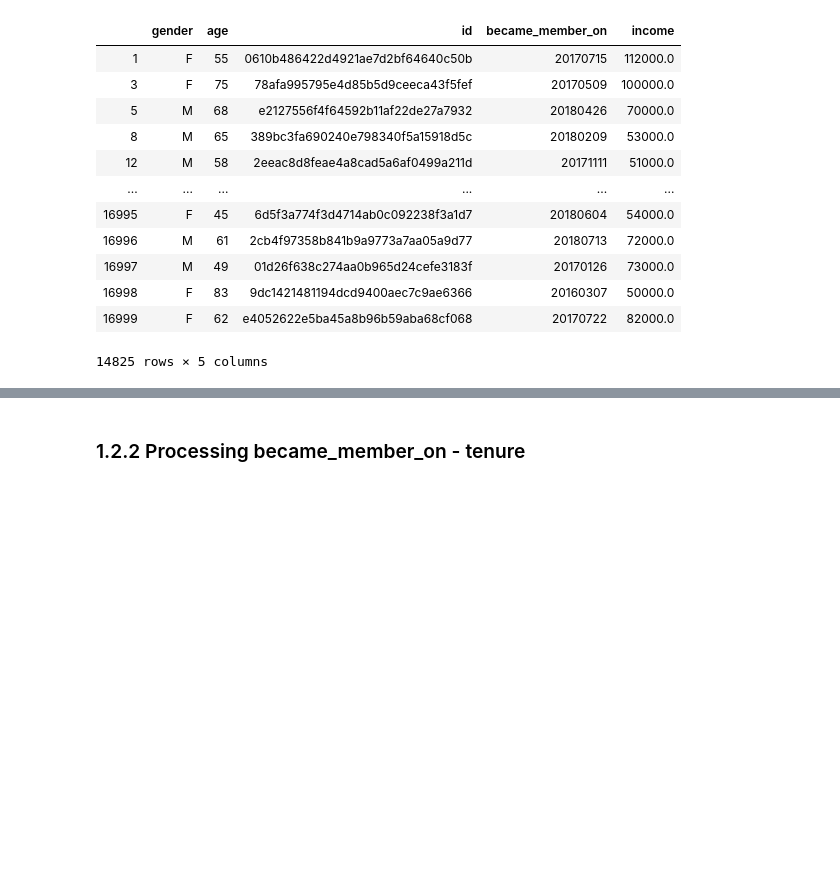
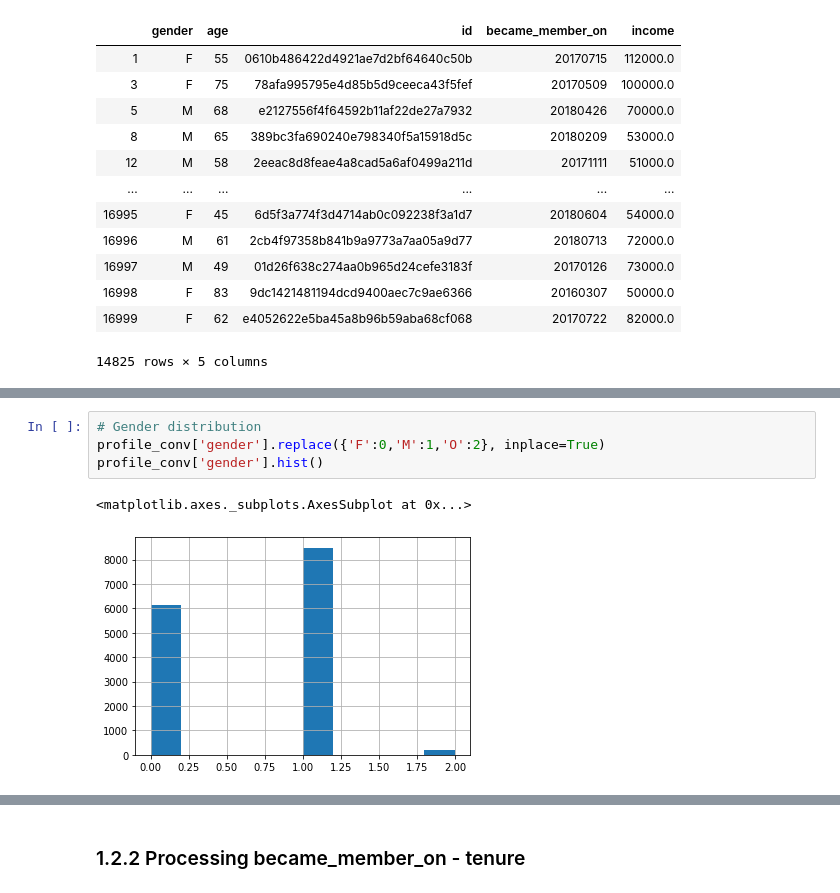
Before and after one commit to rajashekar/starbucks, a Jupyter notebook: Starbucks_Capstone_notebook.ipynb, the cells around one changed output, grey strips where cells are left out. Saved outputs shown, nothing was run; the diff lists cells and outputs as text; blank space fills up the shorter version.

```diff
--- a/Starbucks_Capstone_notebook.ipynb
+++ b/Starbucks_Capstone_notebook.ipynb
@@ -210,0 +217,7 @@ profile_conv
+# %%
+# Gender distribution
+profile_conv['gender'].replace({'F':0,'M':1,'O':2}, inplace=True)
+profile_conv['gender'].hist()
+# %% [output]
+<matplotlib.axes._subplots.AxesSubplot at 0x...>
+[figure, added]
```
Also changed, not shown: parts of 8 cells of this notebook, 1 other file.
